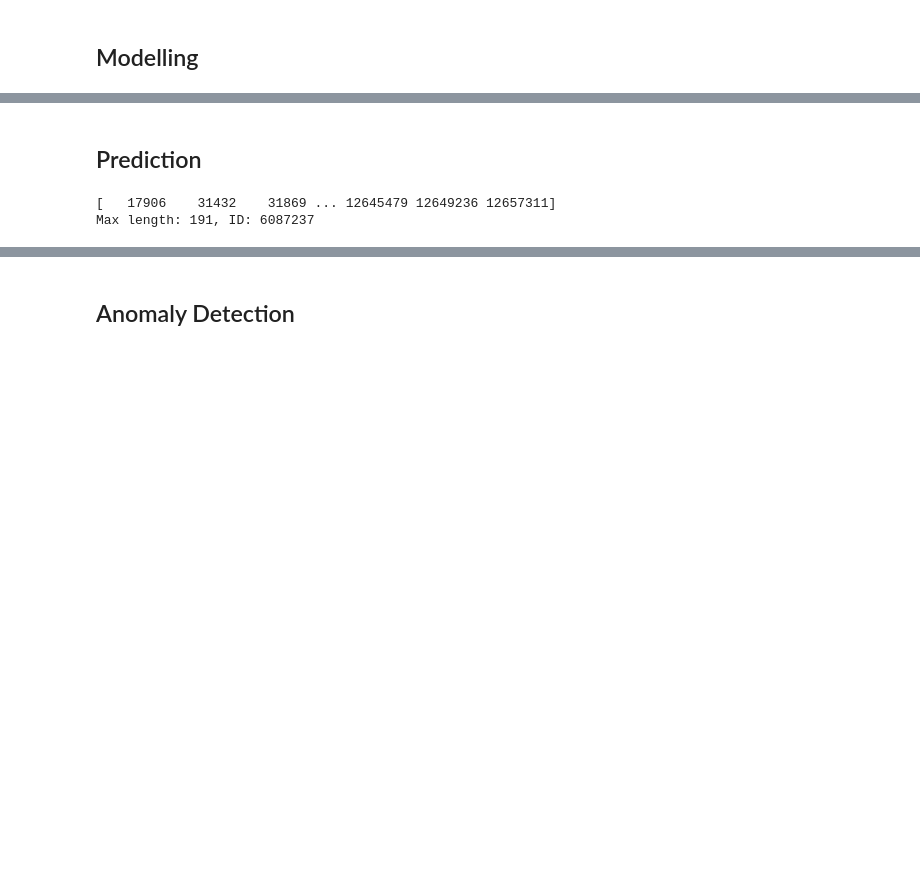
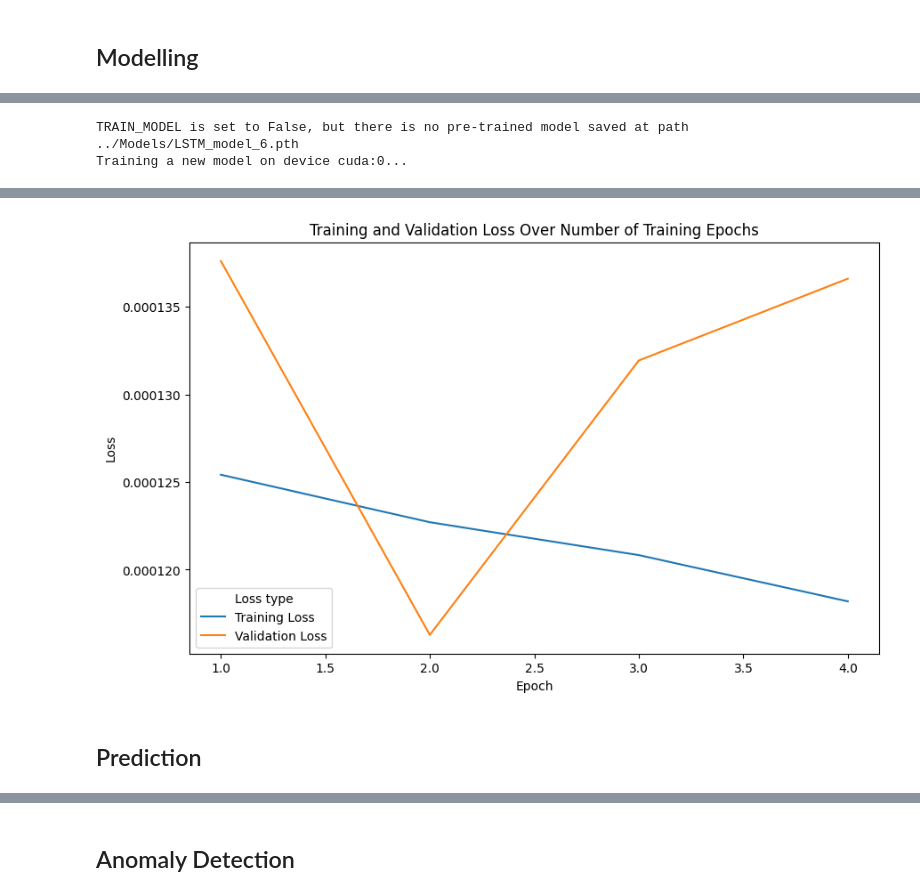
Before and after one commit to SebastianRokholt/Machine-Teaching-for-XAI--TimeSeries-Models, a Jupyter notebook: Notebooks/03__Modelling.ipynb, the cells around one changed output, grey strips where cells are left out. Drawn from its saved outputs; the diff is of its cells as text; code cells hidden in the pictures; blank space fills up the shorter version.

```diff
--- a/Notebooks/03__Modelling.ipynb
+++ b/Notebooks/03__Modelling.ipynb
@@ -147,8 +186,17 @@ val_loader = DataLoader(val_dataset, batch_size=batch_size, shuffle=False, num_w
 # %% [markdown]
 ## Modelling
 # %%
-# Defines the general model architecture and the forward pass
 class MultivariateLSTM(nn.Module):
+    """
+    A
+    Defines the general model architecture and the forward pass for a multivariate
+    LSTM for predicting multiple time-series outputs (e.g., power and SOC).
+
+    :param input_size: Number of input features per time step
+    :param hidden_layer_size: Dimensionality of the LSTM's hidden state
+    :param output_size: Number of output features per time step
+    :param num_layers: Number of stacked LSTM layers
+    """
     def __init__(self, input_size, hidden_layer_size, output_size, num_layers):
         super(MultivariateLSTM, self).__init__()
         self.hidden_layer_size = hidden_layer_size
@@ -245,13 +309,14 @@ def train_model(model, train_loader, val_loader, num_epochs=100, learning_rate=0
         plt.show()
 # %%
 # Setting the model hyperparameters
-input_size = len(features)  # power, soc, minutes_elapsed, temperature and nominal power
-hidden_layer_size = 60
-output_size = 2  # Predicting power and soc for the next time step
-num_layers = 4  # Number of LSTM layers
+input_size = len(input_features)  # power, soc, minutes_elapsed, temperature and nominal power
+output_size = len(target_features)  # Predicting power and soc for the next time step
+HIDDEN_LAYER_SIZE = 60
+NUM_HIDDEN_LAYERS = 4
+N_TRAINING_EPOCHS = 5
 
 # Defining the network architecture and hyperparameters
-model = MultivariateLSTM(input_size, hidden_layer_size, output_size, num_layers)
+model = MultivariateLSTM(input_size, HIDDEN_LAYER_SIZE, output_size, NUM_HIDDEN_LAYERS)
 device = torch.device("cuda:0" if torch.cuda.is_available() else "cpu")
 model.to(device)
 # %% [output]
@@ -260,8 +325,2 @@ MultivariateLSTM(
   (linear): Linear(in_features=60, out_features=2, bias=True)
 )
-# %%
-# Running the training loop
-model_path = '../Models/LSTM_model_3.pth'
-print(f"Training on {device}")
-train_model(model, train_loader, val_loader, num_epochs=50, plot_loss=True)
-torch.save(model.state_dict(), model_path)
@@ -281,0 +327,18 @@ Training complete.
+# %%
+# Running the training loop
+if TRAIN_MODEL:
+    print(f"Training on device {device}...")
+    train_model(model, train_loader, val_loader, num_epochs=N_TRAINING_EPOCHS, plot_loss=True)
+    torch.save(model.state_dict(), MODEL_PATH)
+elif not TRAIN_MODEL and os.path.exists(MODEL_PATH):
+    # Load the model
+    model.load_state_dict(torch.load(MODEL_PATH))
+    model.eval()
+else:
+    print(f"TRAIN_MODEL is set to False, but there is no pre-trained model saved at path {MODEL_PATH}")
+    print(f"Training a new model on device {device}...")
+    train_model(model, train_loader, val_loader, num_epochs=10, plot_loss=True)
+    torch.save(model.state_dict(), MODEL_PATH)
+# %% [output]
+TRAIN_MODEL is set to False, but there is no pre-trained model saved at path ../Models/LSTM_model_6.pth
+Training a new model on device cuda:0...
@@ -282,21 +348,3 @@ Training complete.
+[figure, added]
 # %% [markdown]
 ## Prediction
-# %%
-# Find the longest sequence in the test data
-test_session_ids = test_df["charging_id"].unique()
-print(test_session_ids)
-
-# Filter the test DataFrame for the selected session
-max_id = 0
-max_len = 0
-for i in range(len(test_session_ids)):
-    selected_sessions_id = test_session_ids[i]
-    selected_sessions_df = test_df[test_df['charging_id'] == selected_sessions_id]
-    if len(selected_sessions_df) > max_len:
-        max_len = len(selected_sessions_df)
-        max_id = selected_sessions_id
-
-print(f"Max length: {max_len}, ID: {max_id}")
-# %% [output]
-[   17906    31432    31869 ... 12645479 12649236 12657311]
-Max length: 191, ID: 6087237
```
Also changed, not shown: parts of 27 cells of this notebook, 4 other files.
